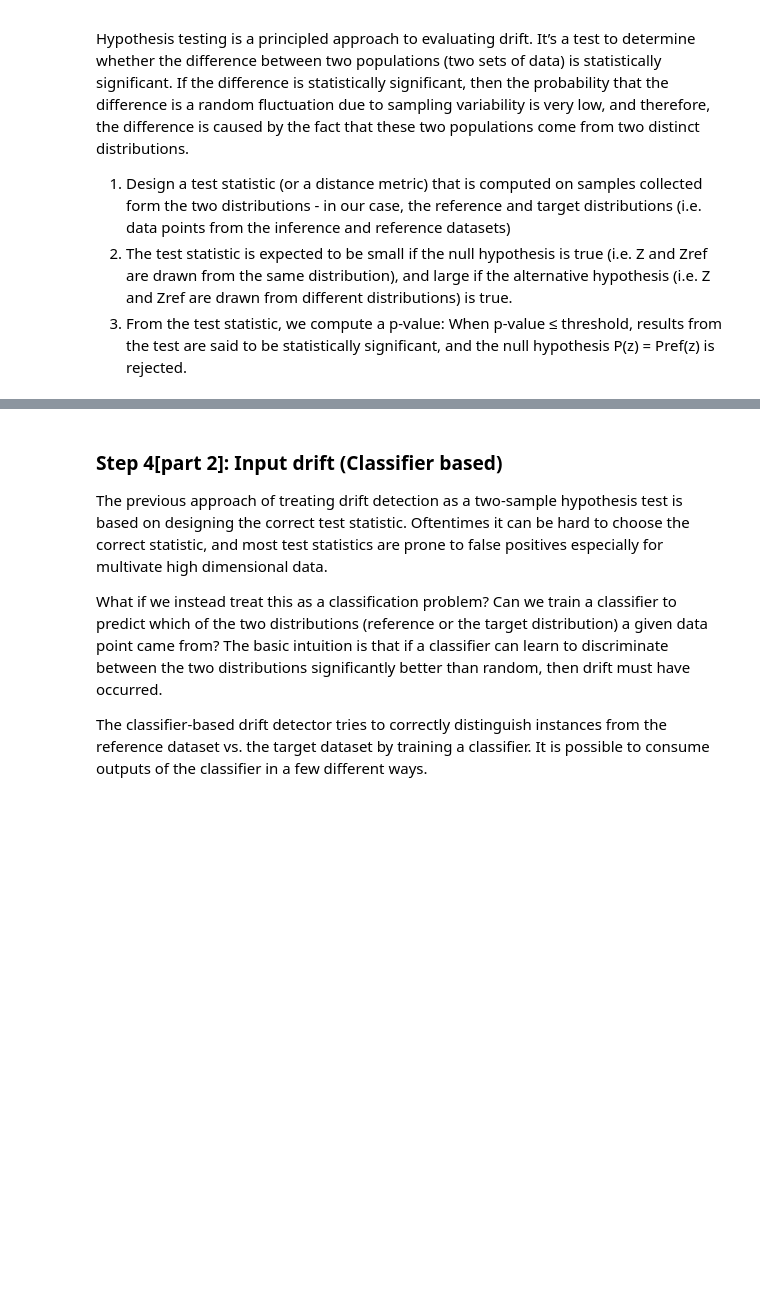
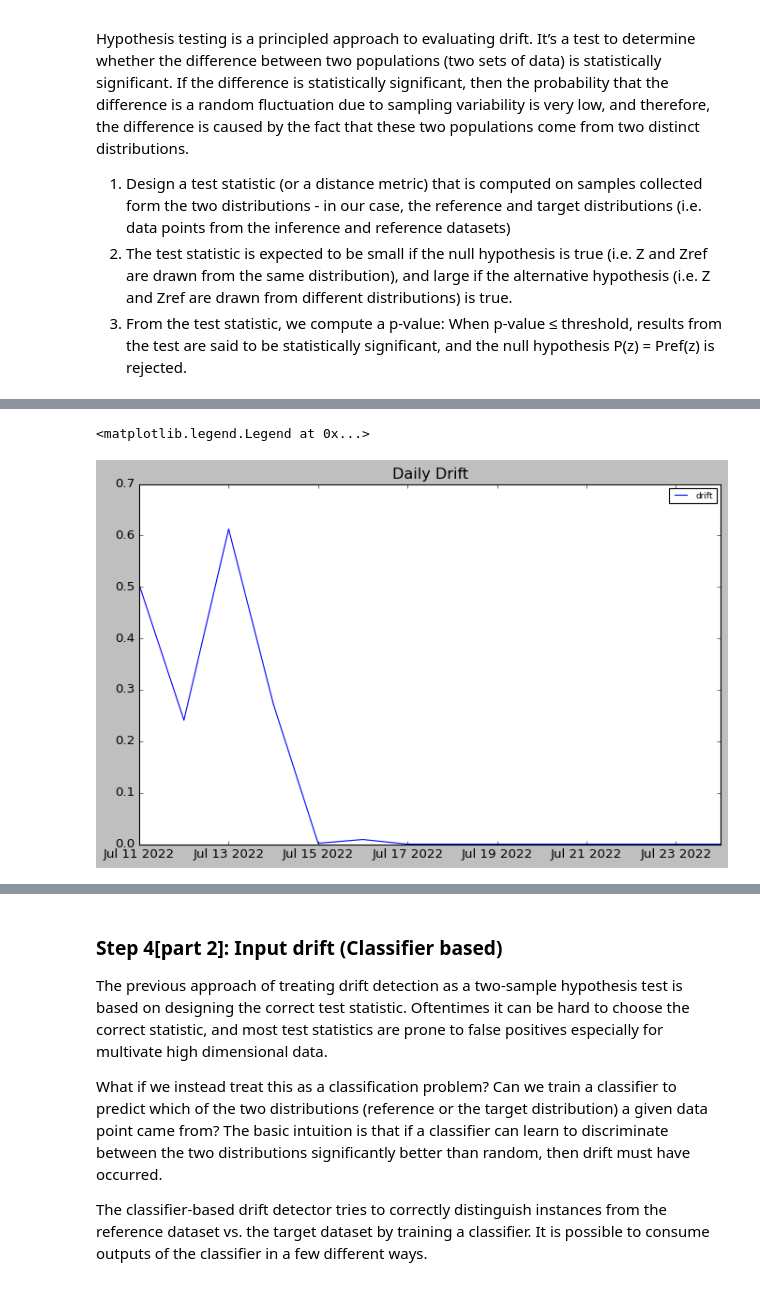
Before and after one commit to srujanreddyj/mlops-project, a Jupyter notebook: [MLOps]_Week_4_Starter.ipynb, the cells around one changed output, grey strips where cells are left out. Cells and saved outputs as stored; diff of their text form; code cells hidden in the pictures; blank space fills up the shorter version.

```diff
--- a/[MLOps]_Week_4_Starter.ipynb
+++ b/[MLOps]_Week_4_Starter.ipynb
@@ -244,0 +371,26 @@ for d in range(delta.days + 1):
+# %%
+from alibi_detect.cd import ChiSquareDrift
+
+# news_sources_target = []
+news_sources_drift = []
+testdates = []
+
+# remove source "OTHER/UNKNOWN" from news_sources_ref
+news_sources_ref = list(filter(lambda l: l != "OTHER/UNKNOWN", news_sources_ref))
+
+for d in range(delta.days + 1):
+   curr_date = LOG_DATE_START + timedelta(days=d)
+
+   # Step 1: collect all requests from logs.json with timestamp on the curr_date
+   # this is currently a dummy empty list
+   news_sources_target = news_source_target_todate(curr_date)
+
+   # Step 2: compute the drift between `news_sources_target` and `news_sources_ref` using Chi squared statistic
+   # you can use either the scipy.stats.chisquare or the implementation in alibi-detect as shared in the references above
+   cd = ChiSquareDrift(np.array(news_sources_ref), p_val=0.05)
+   preds = cd.predict(news_sources_target, drift_type='batch', return_p_val=True, return_distance=True)
+   print(f'{curr_date}: {preds}')
+
+   # Step 3: store the pvalue in `news_sources_drift`
+   testdates.append(curr_date)
+   news_sources_drift.append(preds["data"]["p_val"])
@@ -245,3 +412,17 @@ for d in range(delta.days + 1):
+# %%
+# Step 4:  Plot the `news_sources_drift` as a line chart, with date on the X-axis and the computed metric on the Y-axis.
+plt.style.use("classic")
+
+fig = plt.figure()
+fig.set_size_inches(10, 6)
+fig.subplots_adjust(hspace=0.4, wspace=0.4)
+
+plt.title("Daily Drift")
+plt.plot(testdates, news_sources_drift, color="blue", label="drift")
+plt.legend(fontsize="8")
+# %% [output]
+<matplotlib.legend.Legend at 0x...>
+[figure, added]
 # %%
 """
 [TO BE IMPLEMENTED]
```
Also changed, not shown: parts of 34 cells of this notebook.
